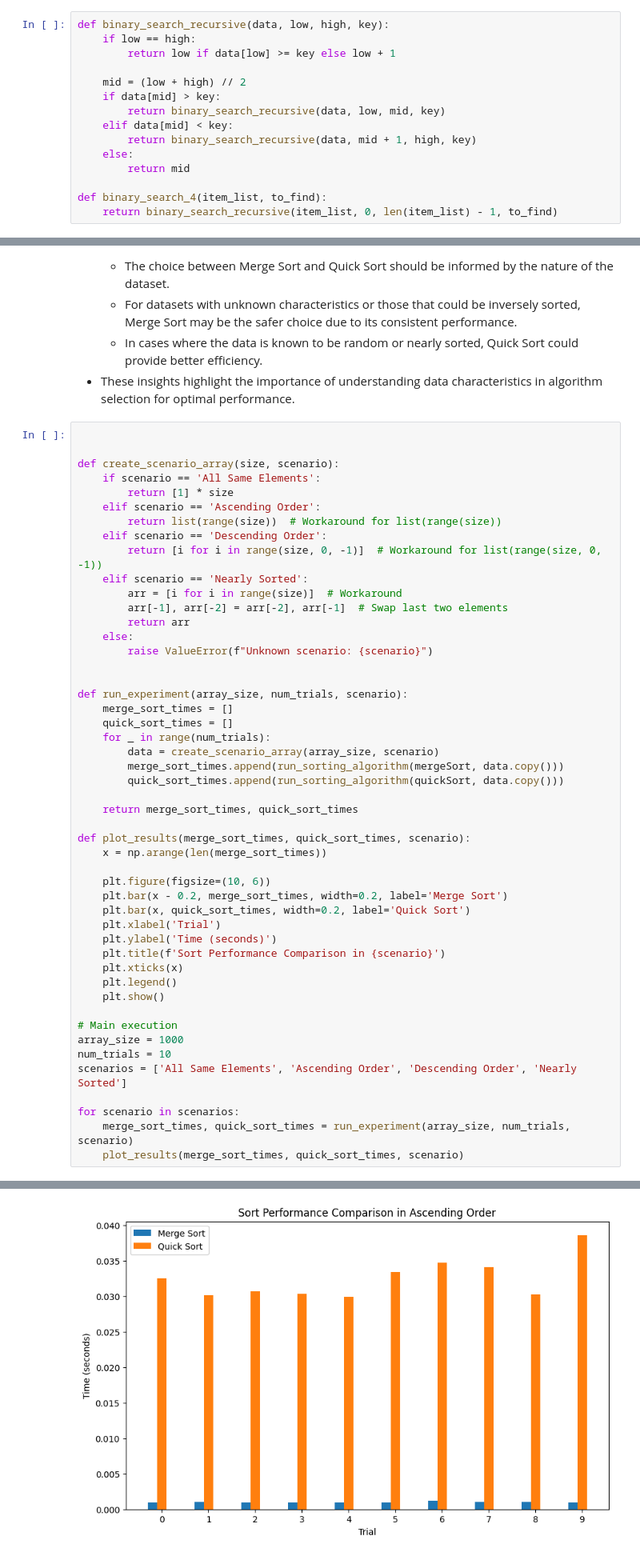
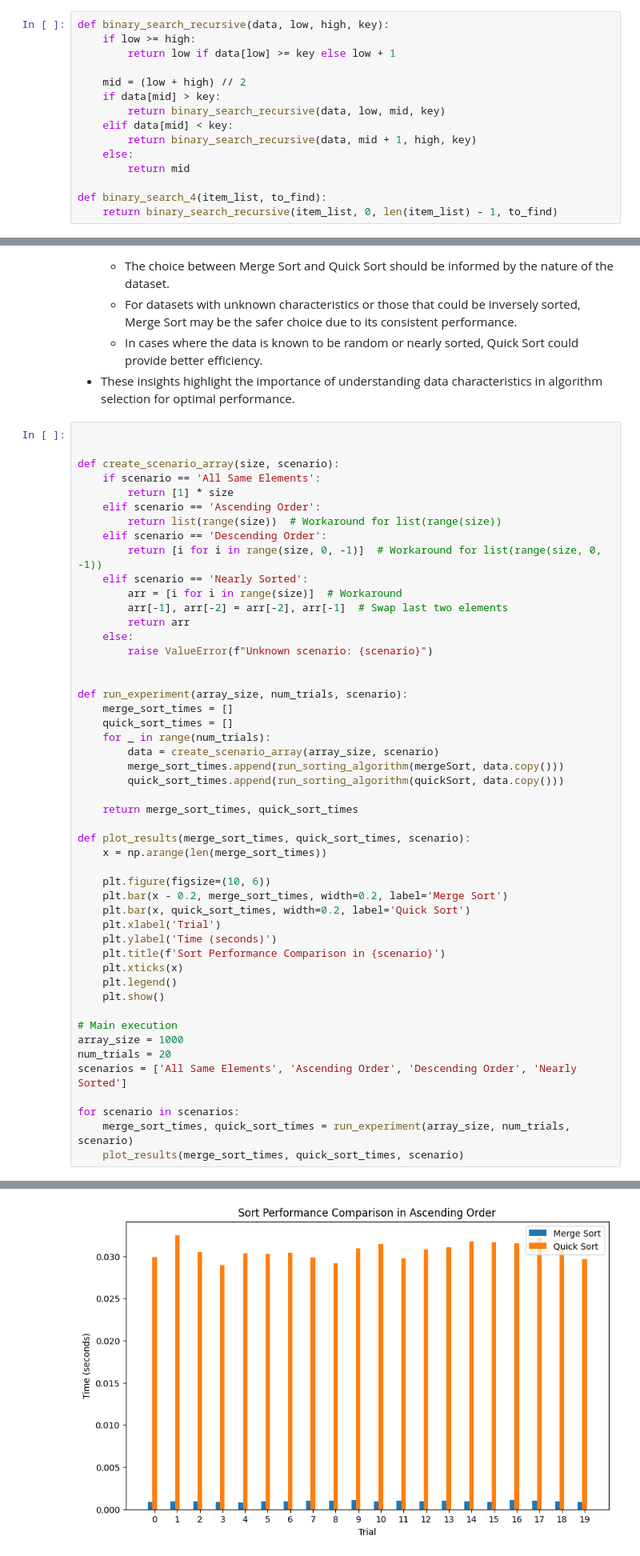
Before and after one commit to scythemenace/CS2XC3_algorithms_research, a Jupyter notebook: Lab 2/Lab_II.ipynb, the cells around one changed output, grey strips where cells are left out. Shown at 80% size. Saved outputs shown, nothing was run; the diff lists cells and outputs as text.

```diff
--- a/Lab 2/Lab_II.ipynb
+++ b/Lab 2/Lab_II.ipynb
@@ -771,7 +771,7 @@ plot_algorithm_performance(even_timings_bsearch1, even_timings_bsearch2, even_ti
 Recall that I discussed in the class, the possibility of "reducing the comparisons" in Binary Search implementation. One solution came up is to remove the comparison with "mid". If you design an experiment to test this, you will soon realize that while this speeds up the execution time by reducing the number of comparisons needed, it fails when the element to be searched is right in the middle.  So are there any ways to improve the speed of Binary Search that is not dependent on data? The answer is recursion! In this section, implement a Binary Search recursively.
 # %%
 def binary_search_recursive(data, low, high, key):
-    if low == high:
+    if low >= high:
         return low if data[low] >= key else low + 1
 
     mid = (low + high) // 2
@@ -1454,7 +1465,7 @@ def plot_results(merge_sort_times, quick_sort_times, scenario):
 
 # Main execution
 array_size = 1000
-num_trials = 10
+num_trials = 20
 scenarios = ['All Same Elements', 'Ascending Order', 'Descending Order', 'Nearly Sorted']
 
 for scenario in scenarios:
@@ -1465 +1476 @@ for scenario in scenarios:
-[figure, old version]
+[figure, new version]
```
Also changed, not shown: parts of 27 cells of this notebook.
